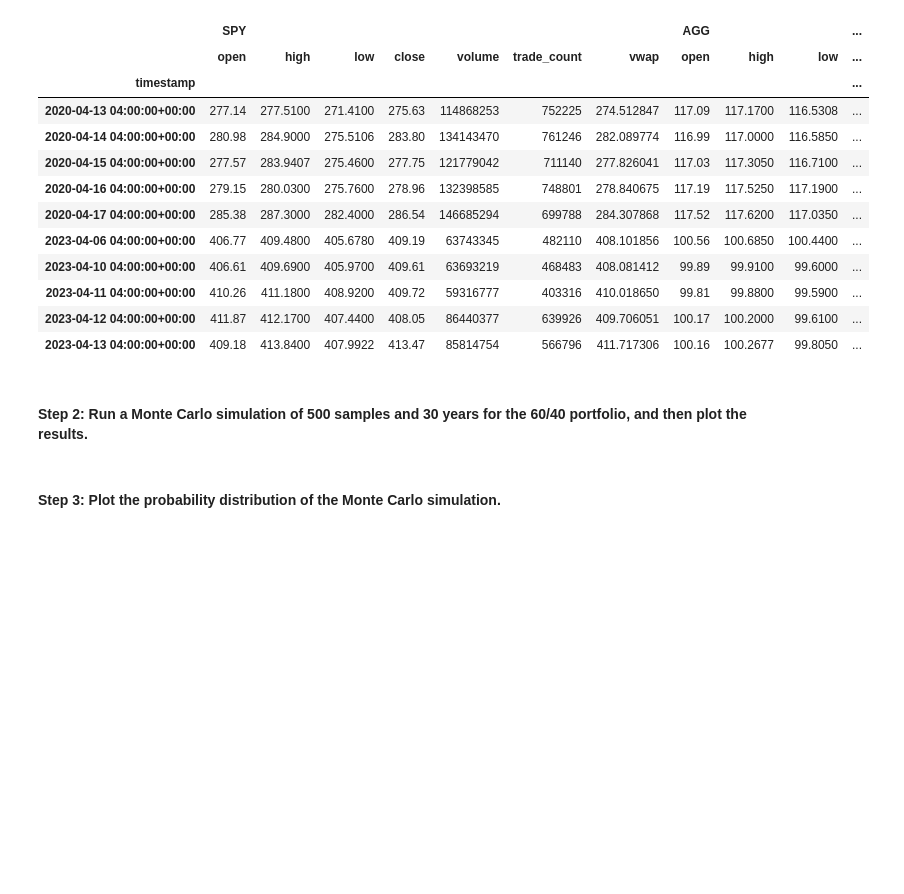
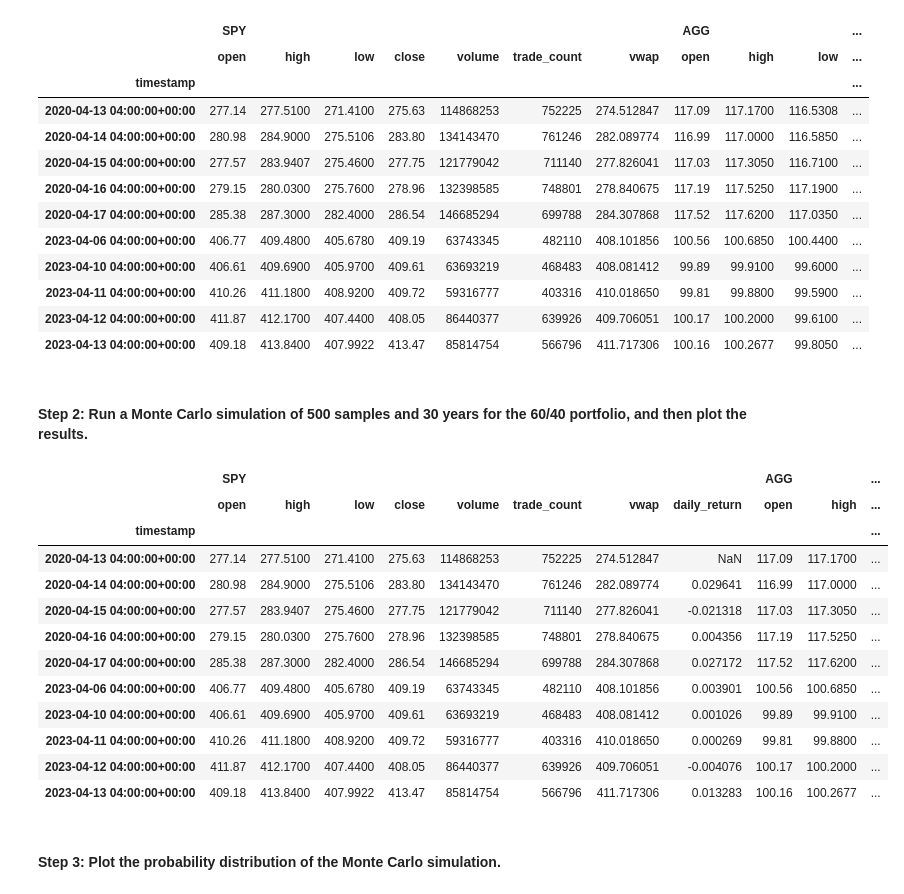
Before and after one commit to ssenhouse/challenge-05-042023, a Jupyter notebook: Starter_Code/financial_planning_tools.ipynb, the cells around one changed output. Drawn from its saved outputs; the diff is of its cells as text; code cells hidden in the pictures; blank space fills up the shorter version.

Commit message:
Set up MonteCarlo simulation and checked dataframe

```diff
--- a/Starter_Code/financial_planning_tools.ipynb
+++ b/Starter_Code/financial_planning_tools.ipynb
@@ -489,11 +489,31 @@ pd.concat([prices_df.head(5), prices_df.tail(5)])
 # %%
 # Configure the Monte Carlo simulation to forecast 30 years cumulative returns
 # The weights should be split 40% to AGG and 60% to SPY.
 # Run 500 samples.
-# YOUR CODE HERE
+MC_threeyear = MCSimulation(
+    portfolio_data = prices_df,
+    weights =[0.60,0.40],
+    num_simulation = 500,
+    num_trading_days =252*3
+)
 
 # Review the simulation input data
-# YOUR CODE HERE
+pd.concat([MC_threeyear.portfolio_data.head(),
+           MC_threeyear.portfolio_data.tail()])
+# %% [output]
+|  | SPY |  |  |  |  |  |  |  | AGG |  | ... |
+|  | open | high | low | close | volume | trade_count | vwap | daily_return | open | high | ... |
+| timestamp |  |  |  |  |  |  |  |  |  |  | ... |
+| 2020-04-13 04:00:00+00:00 | 277.14 | 277.5100 | 271.4100 | 275.63 | 114868253 | 752225 | 274.512847 | NaN | 117.09 | 117.1700 | ... |
+| 2020-04-14 04:00:00+00:00 | 280.98 | 284.9000 | 275.5106 | 283.80 | 134143470 | 761246 | 282.089774 | 0.029641 | 116.99 | 117.0000 | ... |
+| 2020-04-15 04:00:00+00:00 | 277.57 | 283.9407 | 275.4600 | 277.75 | 121779042 | 711140 | 277.826041 | -0.021318 | 117.03 | 117.3050 | ... |
+| 2020-04-16 04:00:00+00:00 | 279.15 | 280.0300 | 275.7600 | 278.96 | 132398585 | 748801 | 278.840675 | 0.004356 | 117.19 | 117.5250 | ... |
+| 2020-04-17 04:00:00+00:00 | 285.38 | 287.3000 | 282.4000 | 286.54 | 146685294 | 699788 | 284.307868 | 0.027172 | 117.52 | 117.6200 | ... |
+| 2023-04-06 04:00:00+00:00 | 406.77 | 409.4800 | 405.6780 | 409.19 | 63743345 | 482110 | 408.101856 | 0.003901 | 100.56 | 100.6850 | ... |
+| 2023-04-10 04:00:00+00:00 | 406.61 | 409.6900 | 405.9700 | 409.61 | 63693219 | 468483 | 408.081412 | 0.001026 | 99.89 | 99.9100 | ... |
+| 2023-04-11 04:00:00+00:00 | 410.26 | 411.1800 | 408.9200 | 409.72 | 59316777 | 403316 | 410.018650 | 0.000269 | 99.81 | 99.8800 | ... |
+| 2023-04-12 04:00:00+00:00 | 411.87 | 412.1700 | 407.4400 | 408.05 | 86440377 | 639926 | 409.706051 | -0.004076 | 100.17 | 100.2000 | ... |
+| 2023-04-13 04:00:00+00:00 | 409.18 | 413.8400 | 407.9922 | 413.47 | 85814754 | 566796 | 411.717306 | 0.013283 | 100.16 | 100.2677 | ... |
 # %%
 # Run the Monte Carlo simulation to forecast 30 years cumulative returns
 # YOUR CODE HERE
```
Also changed, not shown: parts of 1 cell of this notebook.
